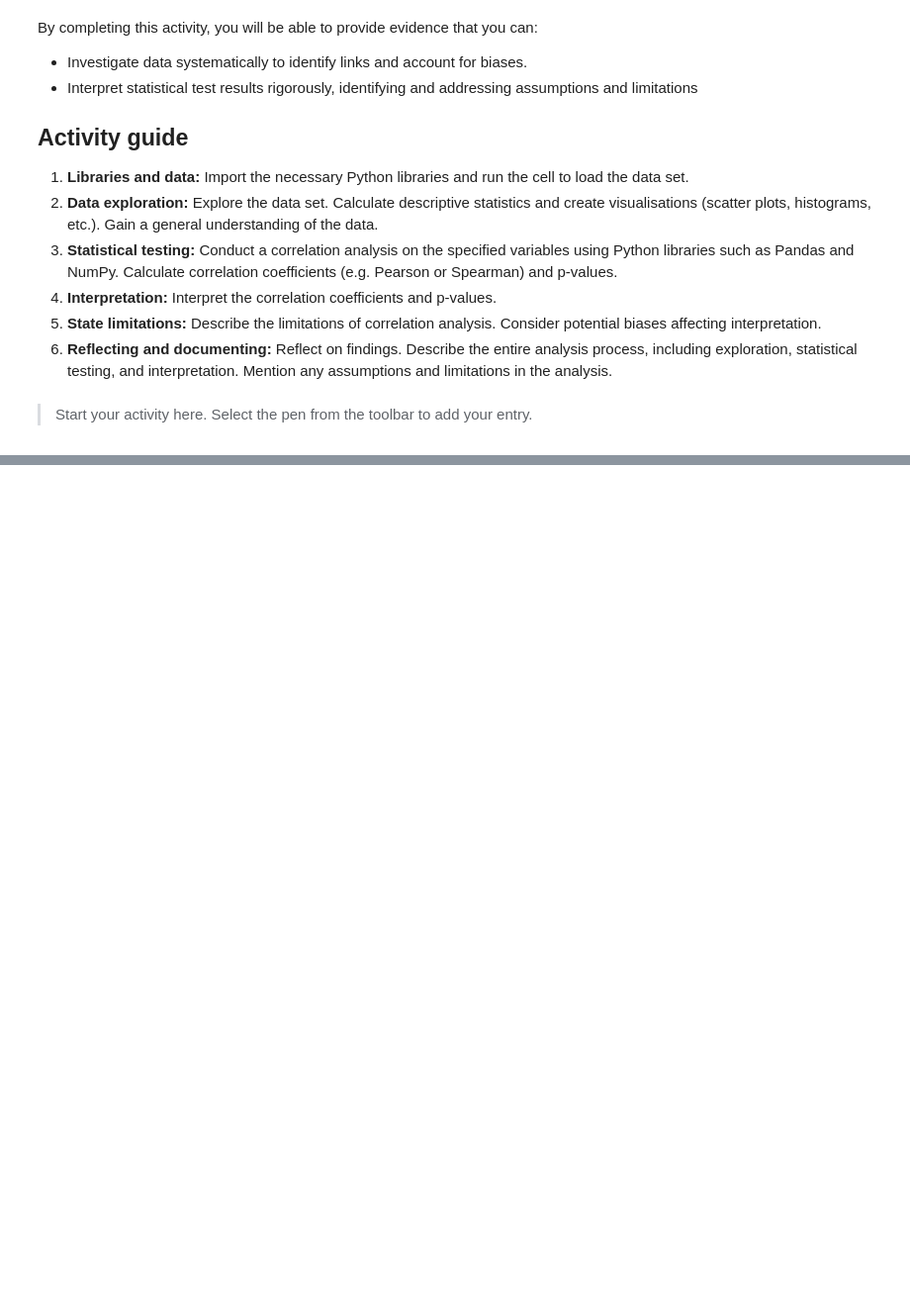
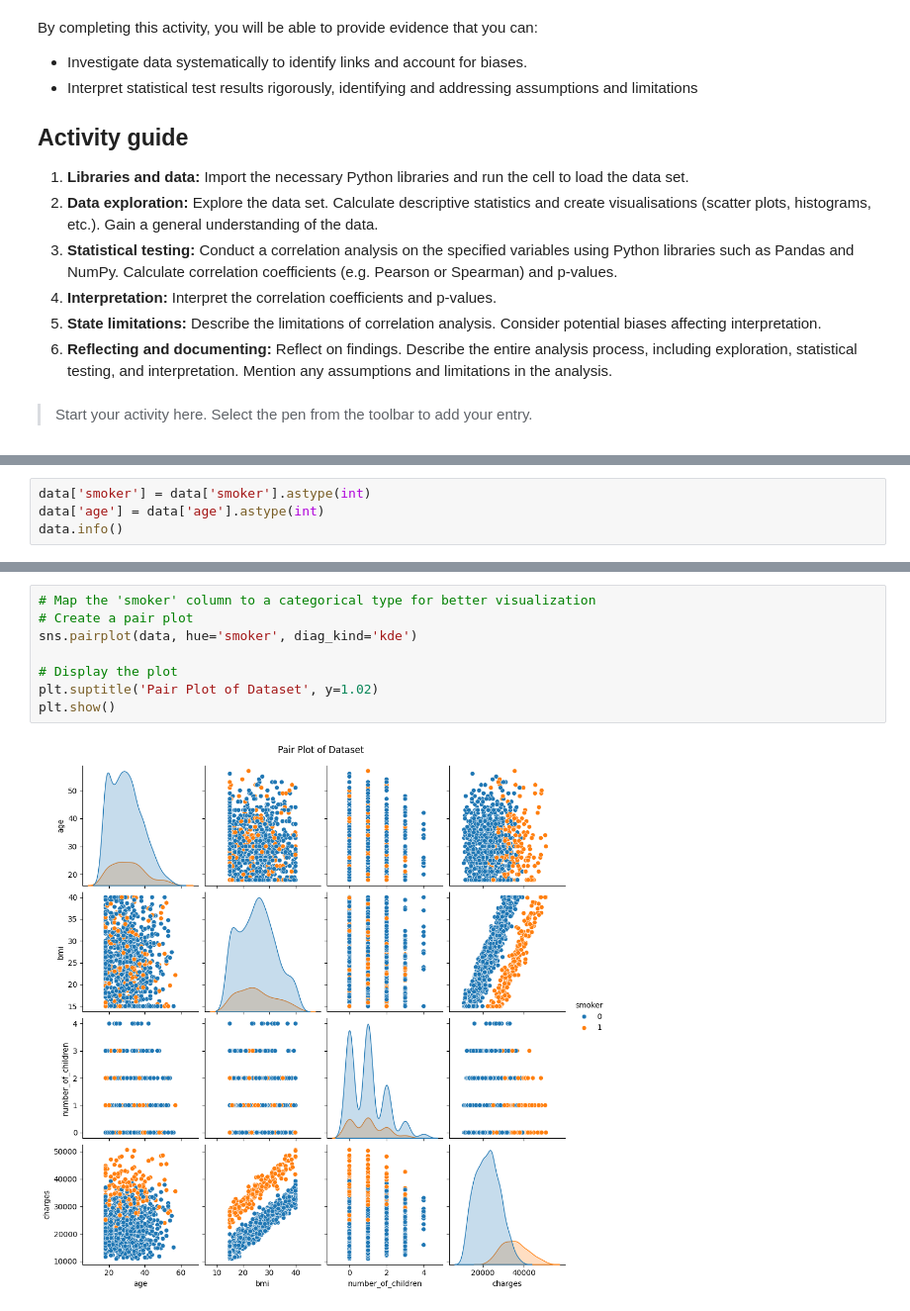
Before and after one commit to sheldonkemper/portfolio, a Jupyter notebook: CAM_DS_C101_Activity_2_2_3.ipynb, the cells around one changed output, grey strips where cells are left out. Shown at 99% size. Cells and saved outputs as stored; diff of their text form; blank space fills up the shorter version.

```diff
--- a/CAM_DS_C101_Activity_2_2_3.ipynb
+++ b/CAM_DS_C101_Activity_2_2_3.ipynb
@@ -73,0 +82,4 @@ Write a brief paragraph highlighting your process and the rationale to showcase
+# %%
+data['smoker'] = data['smoker'].astype(int)
+data['age'] = data['age'].astype(int)
+data.info()
@@ -73,0 +99,10 @@ Write a brief paragraph highlighting your process and the rationale to showcase
+# %%
+# Map the 'smoker' column to a categorical type for better visualization
+# Create a pair plot
+sns.pairplot(data, hue='smoker', diag_kind='kde')
+
+# Display the plot
+plt.suptitle('Pair Plot of Dataset', y=1.02)
+plt.show()
+# %% [output]
+[figure, added]
```
Also changed, not shown: parts of 14 cells of this notebook.
